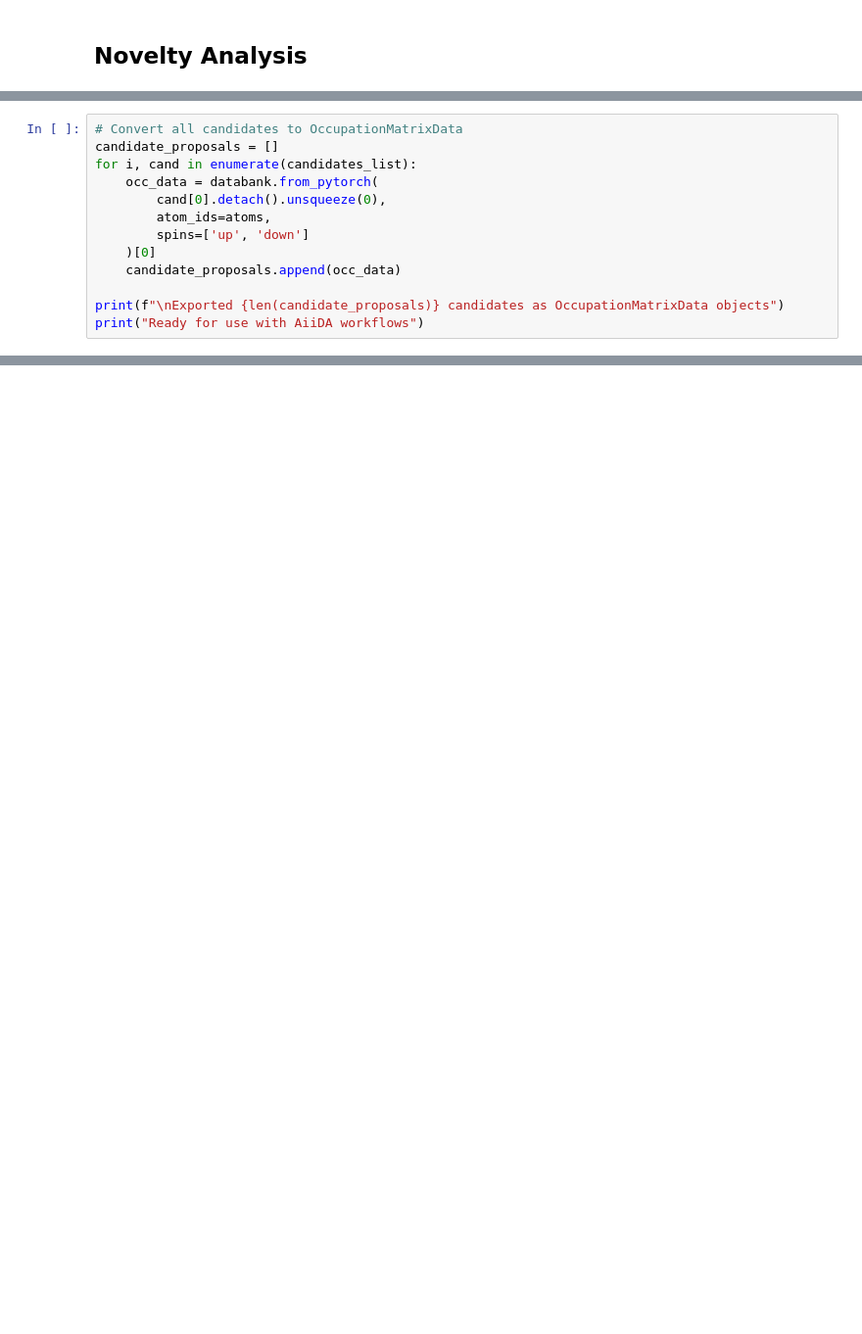
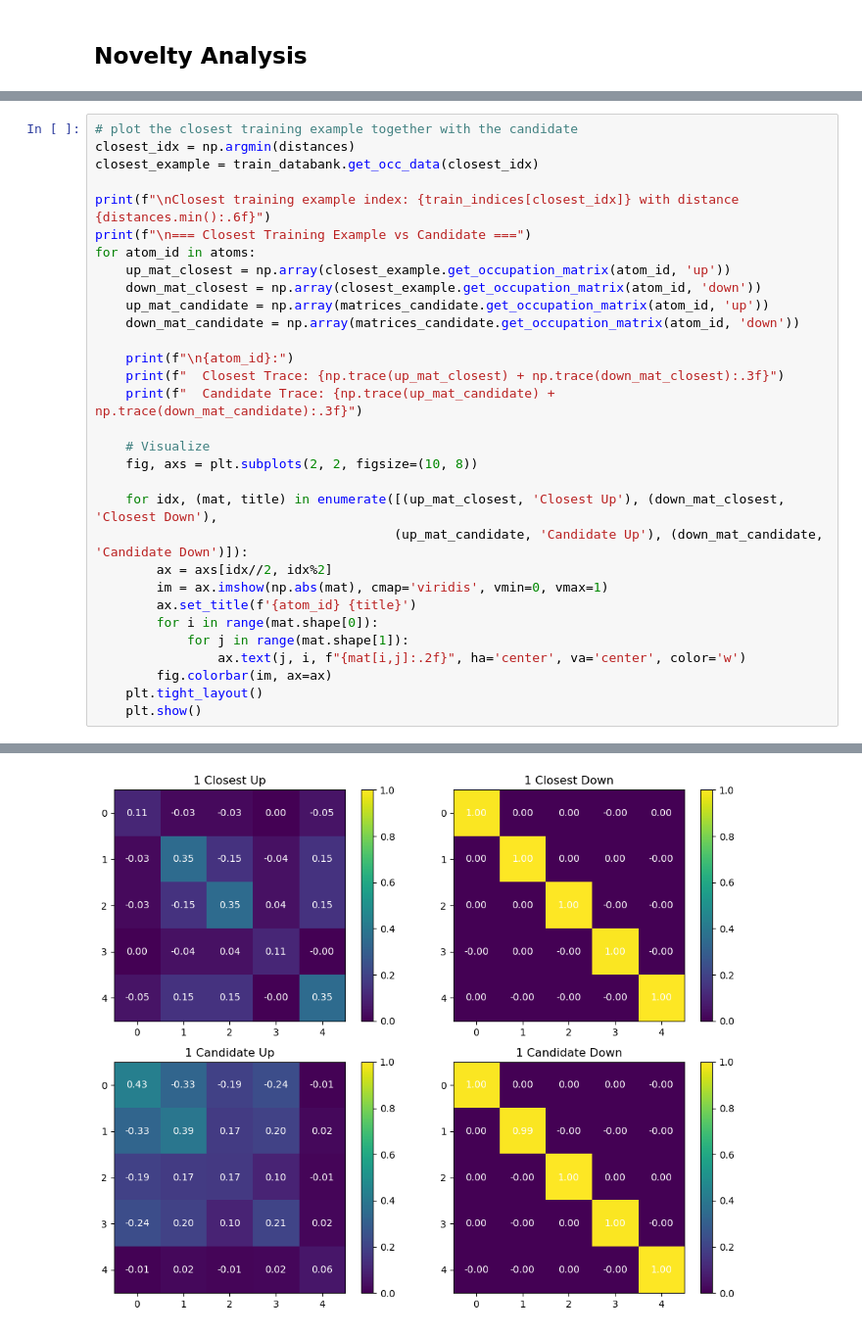
Before and after one commit to alberto-carta/aiida-LordCapulet, a Jupyter notebook: lordcapulet/functions/proposal_modes/Bayesian/bayesian_proposal.ipynb, the cells around one changed output, grey strips where cells are left out. Shown at 98% size. Drawn from its saved outputs; the diff is of its cells as text; blank space fills up the shorter version.

```diff
--- a/lordcapulet/functions/proposal_modes/Bayesian/bayesian_proposal.ipynb
+++ b/lordcapulet/functions/proposal_modes/Bayesian/bayesian_proposal.ipynb
@@ -559,13 +547,32 @@ Convert candidates to OccupationMatrixData format for use with AiiDA workflows.
-# %%
-# Convert all candidates to OccupationMatrixData
-candidate_proposals = []
-for i, cand in enumerate(candidates_list):
-    occ_data = databank.from_pytorch(
-        cand[0].detach().unsqueeze(0),
-        atom_ids=atoms,
-        spins=['up', 'down']
-    )[0]
-    candidate_proposals.append(occ_data)
-
-print(f"\nExported {len(candidate_proposals)} candidates as OccupationMatrixData objects")
-print("Ready for use with AiiDA workflows")
+# %%
+# plot the closest training example together with the candidate
+closest_idx = np.argmin(distances)
+closest_example = train_databank.get_occ_data(closest_idx)
+
+print(f"\nClosest training example index: {train_indices[closest_idx]} with distance {distances.min():.6f}")
+print(f"\n=== Closest Training Example vs Candidate ===")
+for atom_id in atoms:
+    up_mat_closest = np.array(closest_example.get_occupation_matrix(atom_id, 'up'))
+    down_mat_closest = np.array(closest_example.get_occupation_matrix(atom_id, 'down'))
+    up_mat_candidate = np.array(matrices_candidate.get_occupation_matrix(atom_id, 'up'))
+    down_mat_candidate = np.array(matrices_candidate.get_occupation_matrix(atom_id, 'down'))
+
+    print(f"\n{atom_id}:")
+    print(f"  Closest Trace: {np.trace(up_mat_closest) + np.trace(down_mat_closest):.3f}")
+    print(f"  Candidate Trace: {np.trace(up_mat_candidate) + np.trace(down_mat_candidate):.3f}")
+
+    # Visualize
+    fig, axs = plt.subplots(2, 2, figsize=(10, 8))
+
+    for idx, (mat, title) in enumerate([(up_mat_closest, 'Closest Up'), (down_mat_closest, 'Closest Down'),
+                                       (up_mat_candidate, 'Candidate Up'), (down_mat_candidate, 'Candidate Down')]):
+        ax = axs[idx//2, idx%2]
+        im = ax.imshow(np.abs(mat), cmap='viridis', vmin=0, vmax=1)
+        ax.set_title(f'{atom_id} {title}')
+        for i in range(mat.shape[0]):
+            for j in range(mat.shape[1]):
+                ax.text(j, i, f"{mat[i,j]:.2f}", ha='center', va='center', color='w')
+        fig.colorbar(im, ax=ax)
+    plt.tight_layout()
+    plt.show()
+# %% [output]
@@ -571,0 +586 @@ print("Ready for use with AiiDA workflows")
+[figure, added]
```
Also changed, not shown: parts of 14 cells of this notebook, 3 other files.
